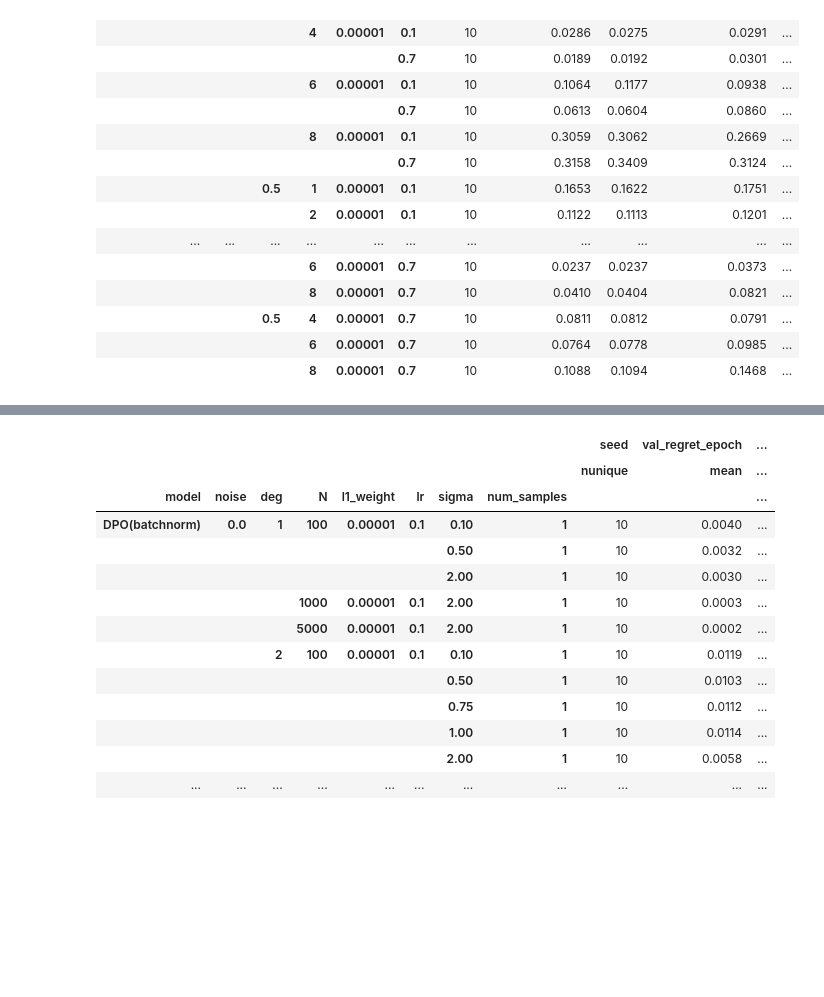
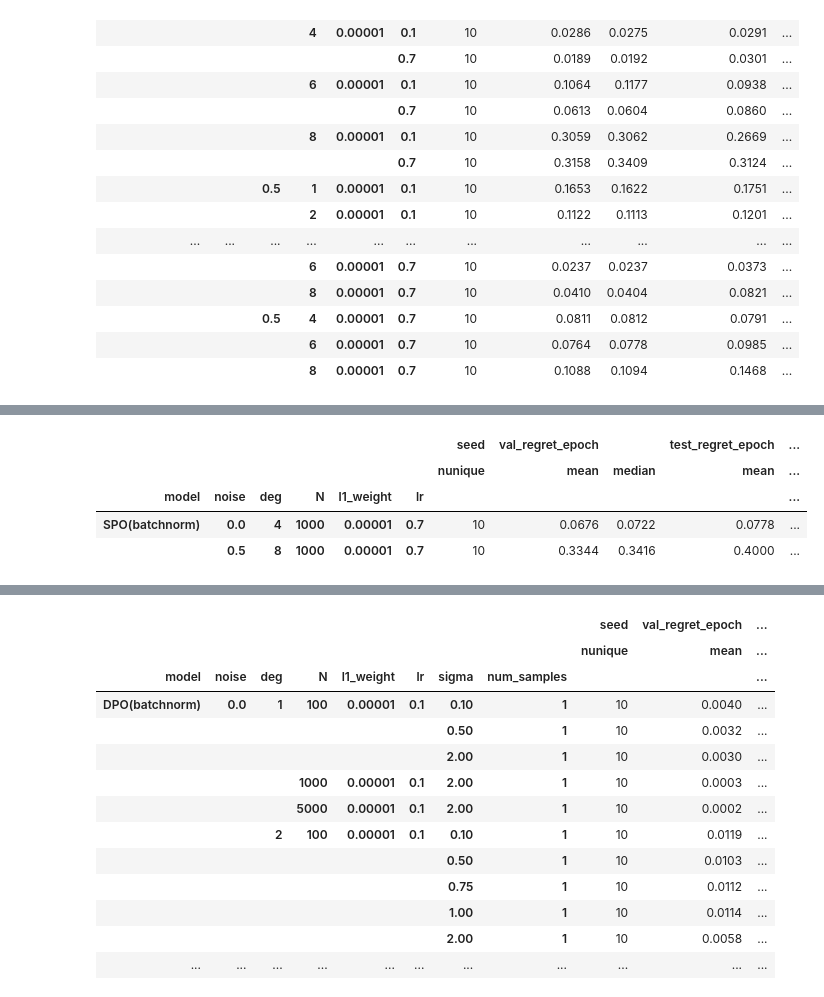
Before and after one commit to PredOpt/predopt-benchmarks, a Jupyter notebook: SPOSP/ResultIn Tabular.ipynb, the cells around one changed output, grey strips where cells are left out. Cells and saved outputs as stored; diff of their text form; code cells hidden in the pictures; blank space fills up the shorter version.

```diff
--- a/SPOSP/ResultIn Tabular.ipynb
+++ b/SPOSP/ResultIn Tabular.ipynb
@@ -153,3 +155,16 @@ spo_rslt.groupby(['model','noise','deg','N','l1_weight','lr'],dropna=False).agg(
+# %%
+spo_rslt = pd.read_csv("Rslt/UnitNormed_SPO_rslt.csv")
+spo_rslt.groupby(['model','noise','deg','N','l1_weight','lr'],dropna=False).agg({
+    'seed': 'nunique',
+    'val_regret_epoch':['mean','median'],
+    "test_regret_epoch":['mean','std','count'],
+    "test_mse_epoch":['mean','std','count'],}).round(4)
+# %% [output]
+|  |  |  |  |  |  | seed | val_regret_epoch |  | test_regret_epoch | ... |
+|  |  |  |  |  |  | nunique | mean | median | mean | ... |
+| model | noise | deg | N | l1_weight | lr |  |  |  |  | ... |
+| SPO(batchnorm) | 0.0 | 4 | 1000 | 0.00001 | 0.7 | 10 | 0.0676 | 0.0722 | 0.0778 | ... |
+|  | 0.5 | 8 | 1000 | 0.00001 | 0.7 | 10 | 0.3344 | 0.3416 | 0.4000 | ... |
 # %%
 # bb_rslt = pd.read_csv("Rslt/Normed_Blackbox_rslt.csv")
 # bb_rslt = bb_rslt[~((bb_rslt.N==1000)&(bb_rslt.deg==2)&(bb_rslt.noise==0.0)&(bb_rslt.mu==1.))]
```
Also changed, not shown: parts of 8 cells of this notebook, 13 other files.
